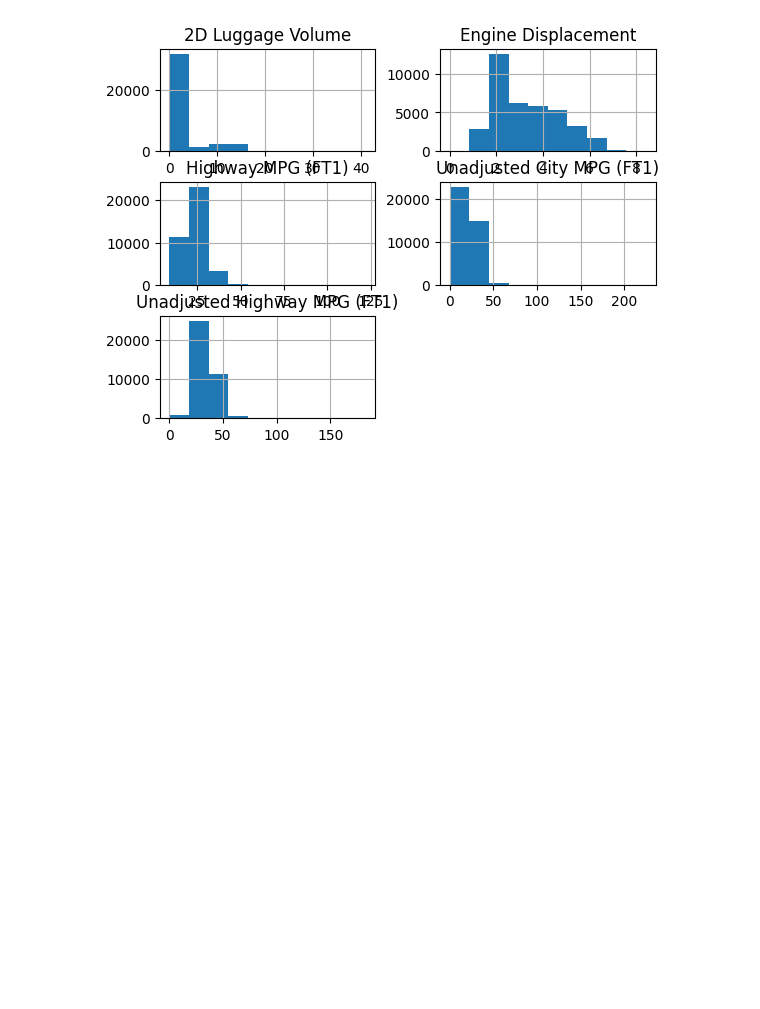
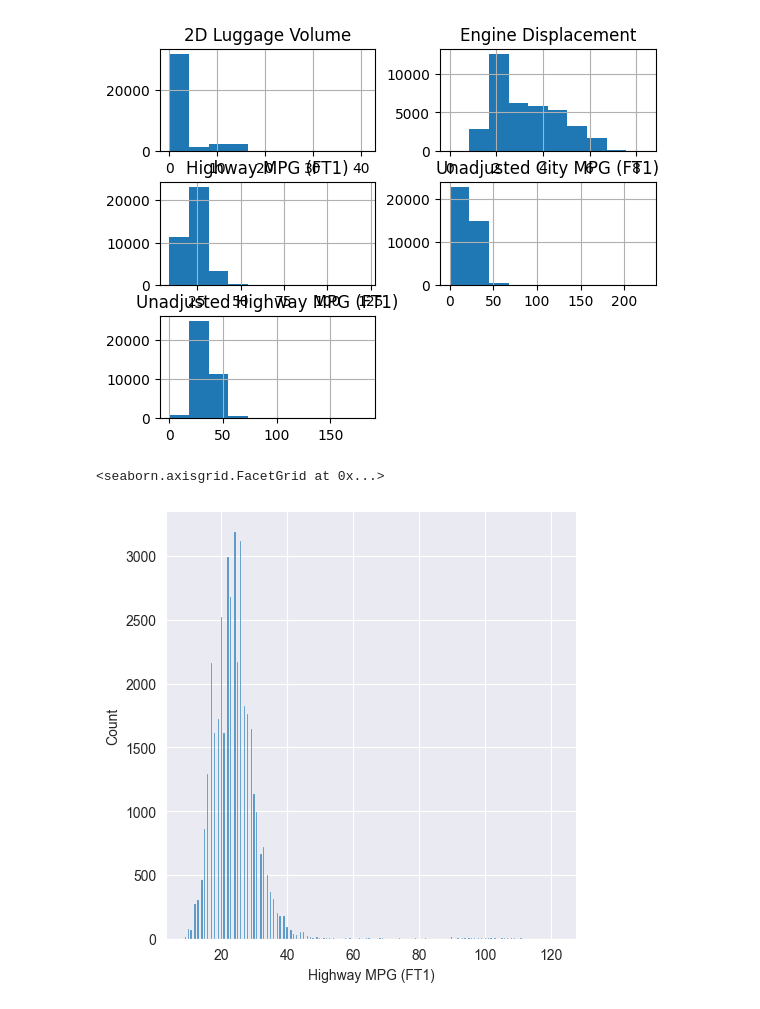
Before and after one commit to najibifar/Data_Analysis, a Jupyter notebook: Visualization/MatplotPandasSeaborn.ipynb, the cells around one changed output. Cells and saved outputs as stored; diff of their text form; code cells hidden in the pictures; blank space fills up the shorter version.

```diff
--- a/Visualization/MatplotPandasSeaborn.ipynb
+++ b/Visualization/MatplotPandasSeaborn.ipynb
@@ -261,3 +261,11 @@ array([[<Axes: title={'center': '2D Luggage Volume'}>,
        [<Axes: title={'center': 'Unadjusted Highway MPG (FT1)'}>,
         <Axes: >]], dtype=object)
 [figure]
+# %%
+import seaborn as sns
+sns.set_style('darkgrid')
+# %%
+sns.displot(df, x='Highway MPG (FT1)')
+# %% [output]
+<seaborn.axisgrid.FacetGrid at 0x...>
+[figure, added]
```
Also changed, not shown: parts of 12 cells of this notebook.
